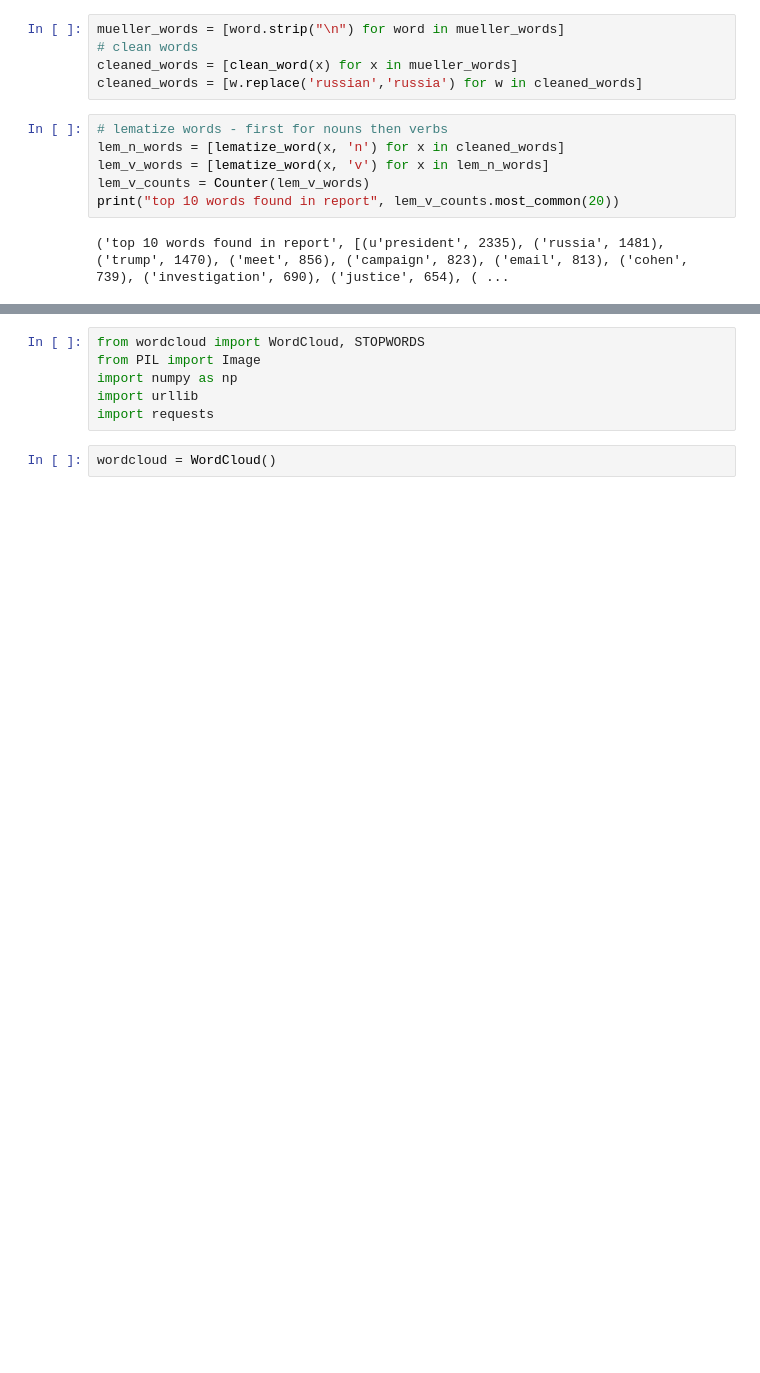
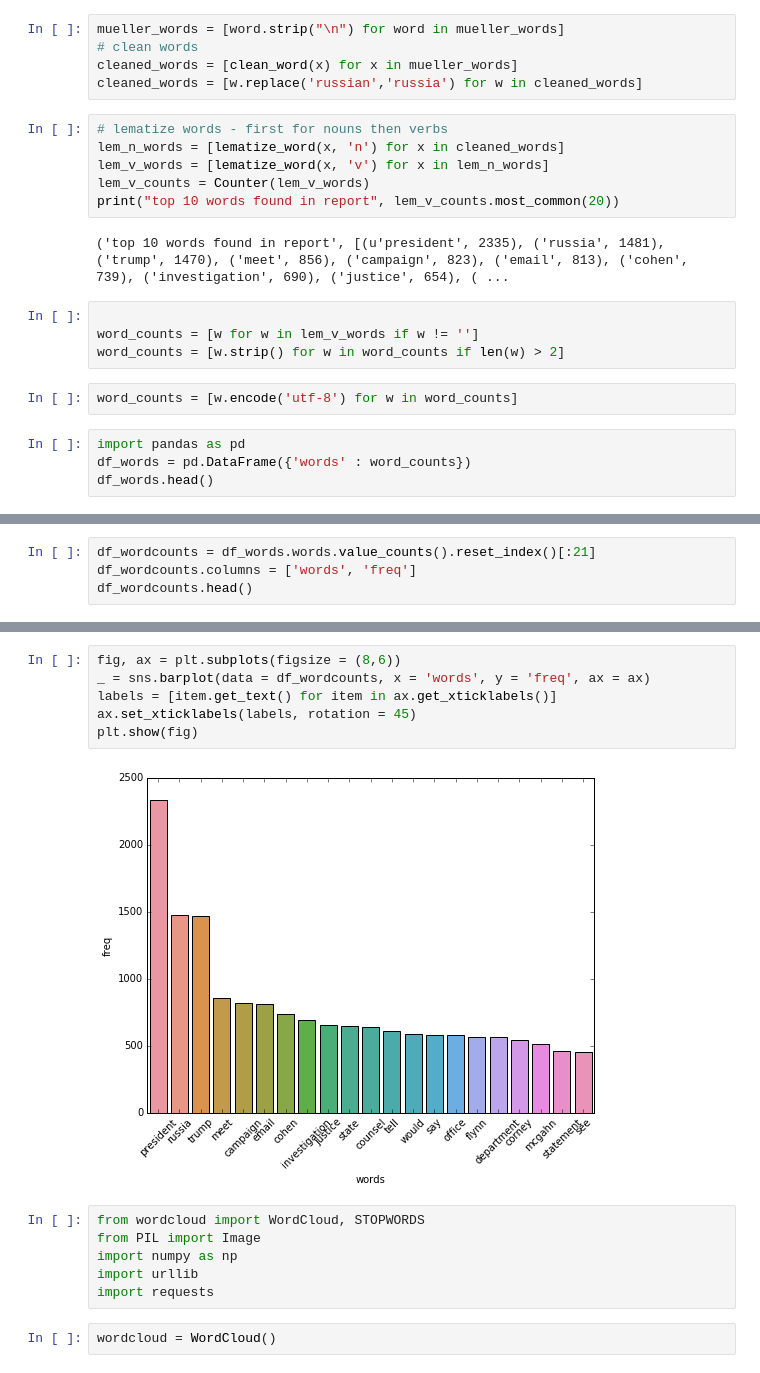
Before and after one commit to Gabya06/mueller, a Jupyter notebook: MuellerReportAnalysis.ipynb, the cells around one changed output, grey strips where cells are left out. Cells and saved outputs as stored; diff of their text form; blank space fills up the shorter version.

Commit message:
adding wordcloud and bar chart to mueller jupyter notebook

```diff
--- a/MuellerReportAnalysis.ipynb
+++ b/MuellerReportAnalysis.ipynb
@@ -26,3 +29,13 @@ lem_v_counts = Counter(lem_v_words)
 print("top 10 words found in report", lem_v_counts.most_common(20))
 # %% [output]
 ('top 10 words found in report', [(u'president', 2335), ('russia', 1481), ('trump', 1470), ('meet', 856), ('campaign', 823), ('email', 813), ('cohen', 739), ('investigation', 690), ('justice', 654), ( ...
+# %%
+
+word_counts = [w for w in lem_v_words if w != '']
+word_counts = [w.strip() for w in word_counts if len(w) > 2]
+# %%
+word_counts = [w.encode('utf-8') for w in word_counts]
+# %%
+import pandas as pd
+df_words = pd.DataFrame({'words' : word_counts})
+df_words.head()
@@ -28,0 +49,4 @@ print("top 10 words found in report", lem_v_counts.most_common(20))
+# %%
+df_wordcounts = df_words.words.value_counts().reset_index()[:21]
+df_wordcounts.columns = ['words', 'freq']
+df_wordcounts.head()
@@ -29,3 +60,11 @@ print("top 10 words found in report", lem_v_counts.most_common(20))
+# %%
+fig, ax = plt.subplots(figsize = (8,6))
+_ = sns.barplot(data = df_wordcounts, x = 'words', y = 'freq', ax = ax)
+labels = [item.get_text() for item in ax.get_xticklabels()]
+ax.set_xticklabels(labels, rotation = 45)
+plt.show(fig)
+# %% [output]
+[figure, added]
 # %%
 from wordcloud import WordCloud, STOPWORDS
 from PIL import Image
```
Also changed, not shown: parts of 4 cells of this notebook.
